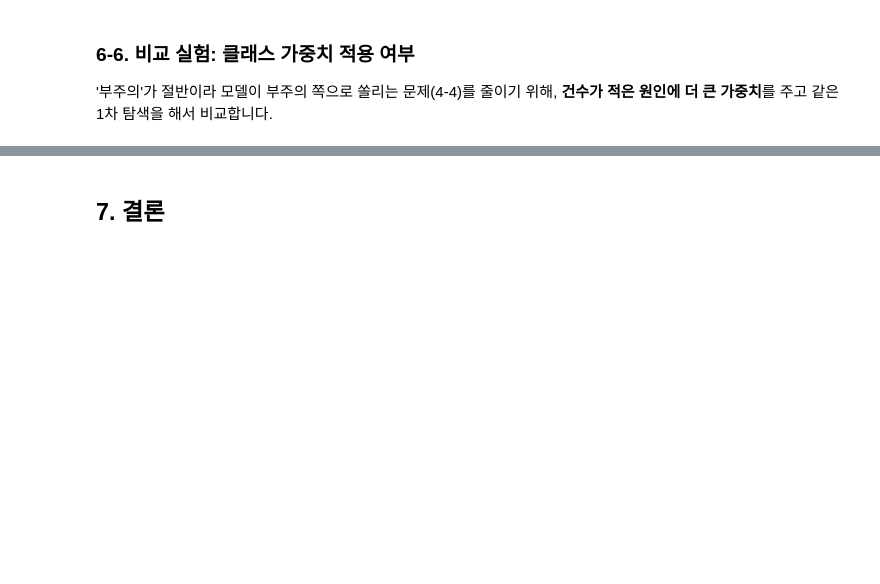
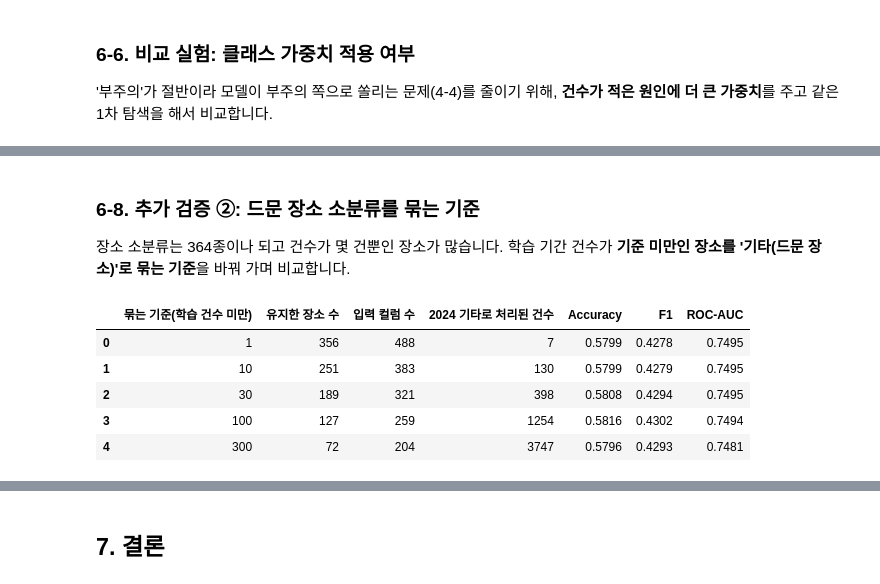
Before and after one commit to yzihun0123/fire-cause-prediction, a Jupyter notebook: fire_cause_project.ipynb, the cells around one changed output, grey strips where cells are left out. Cells and saved outputs as stored; diff of their text form; code cells hidden in the pictures; blank space fills up the shorter version.

```diff
--- a/fire_cause_project.ipynb
+++ b/fire_cause_project.ipynb
@@ -1026,0 +1056,28 @@ ROC-AUC                     0.7495      0.7400 -0.0095
+# %% [markdown]
+### 6-8. 추가 검증 ②: 드문 장소 소분류를 묶는 기준
+장소 소분류는 364종이나 되고 건수가 몇 건뿐인 장소가 많습니다. 학습 기간 건수가 **기준 미만인 장소를 '기타(드문 장소)'로 묶는 기준**을 바꿔 가며 비교합니다.
+# %%
+place3_train_counts = known.loc[train_mask, 'place_3'].value_counts()
+rare_rows = []
+for min_count in [1, 10, 30, 100, 300]:
+    keep = set(place3_train_counts[place3_train_counts >= min_count].index)
+    cats = dict(CATEGORIES)
+    p3 = known['place_3'].where(known['place_3'].isin(keep), '기타(드문 장소)')
+    cats['place_3'] = sorted(p3.unique())
+    X_alt = pd.concat([pd.get_dummies(pd.Categorical((p3 if col == 'place_3' else raw_inputs[col]), categories=c),
+                                      prefix=col, dtype=int).set_axis(known.index) for col, c in cats.items()], axis=1)
+    m = clone(base_xgb).set_params(**final_params).fit(X_alt[train_mask], y_train)
+    r = detail_scores(y_test, m.predict_proba(X_alt[~train_mask]))
+    # 2024년에만 나온(학습 때 본 적 없는) 장소의 건수
+    unseen = (~known.loc[~train_mask, 'place_3'].isin(keep)).sum()
+    rare_rows.append({'묶는 기준(학습 건수 미만)': min_count, '유지한 장소 수': len(keep), '입력 컬럼 수': X_alt.shape[1],
+                      '2024 기타로 처리된 건수': unseen, 'Accuracy': r['Accuracy'], 'F1': r['F1 Score'], 'ROC-AUC': r['ROC-AUC']})
+rare_df = pd.DataFrame(rare_rows)
+rare_df.round(4)
+# %% [output]
+|  | 묶는 기준(학습 건수 미만) | 유지한 장소 수 | 입력 컬럼 수 | 2024 기타로 처리된 건수 | Accuracy | F1 | ROC-AUC |
+| 0 | 1 | 356 | 488 | 7 | 0.5799 | 0.4278 | 0.7495 |
+| 1 | 10 | 251 | 383 | 130 | 0.5799 | 0.4279 | 0.7495 |
+| 2 | 30 | 189 | 321 | 398 | 0.5808 | 0.4294 | 0.7495 |
+| 3 | 100 | 127 | 259 | 1254 | 0.5816 | 0.4302 | 0.7494 |
+| 4 | 300 | 72 | 204 | 3747 | 0.5796 | 0.4293 | 0.7481 |
```
Also changed, not shown: parts of 10 cells of this notebook, 1 other file.
